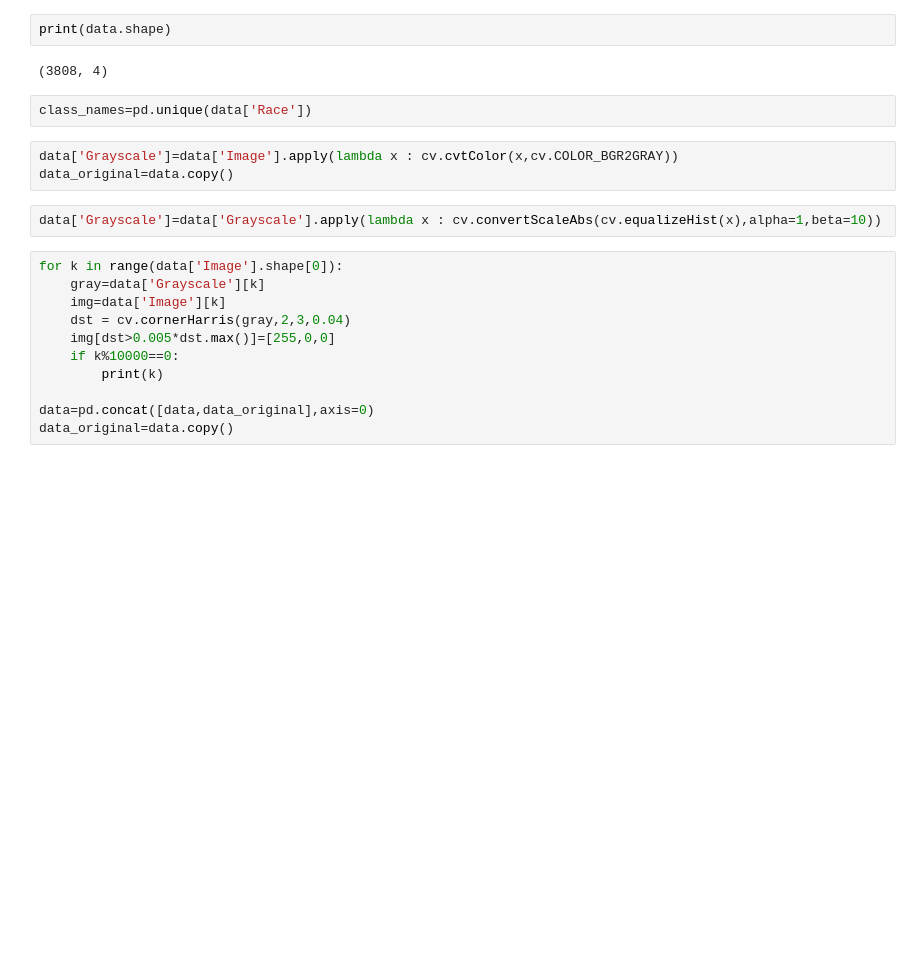
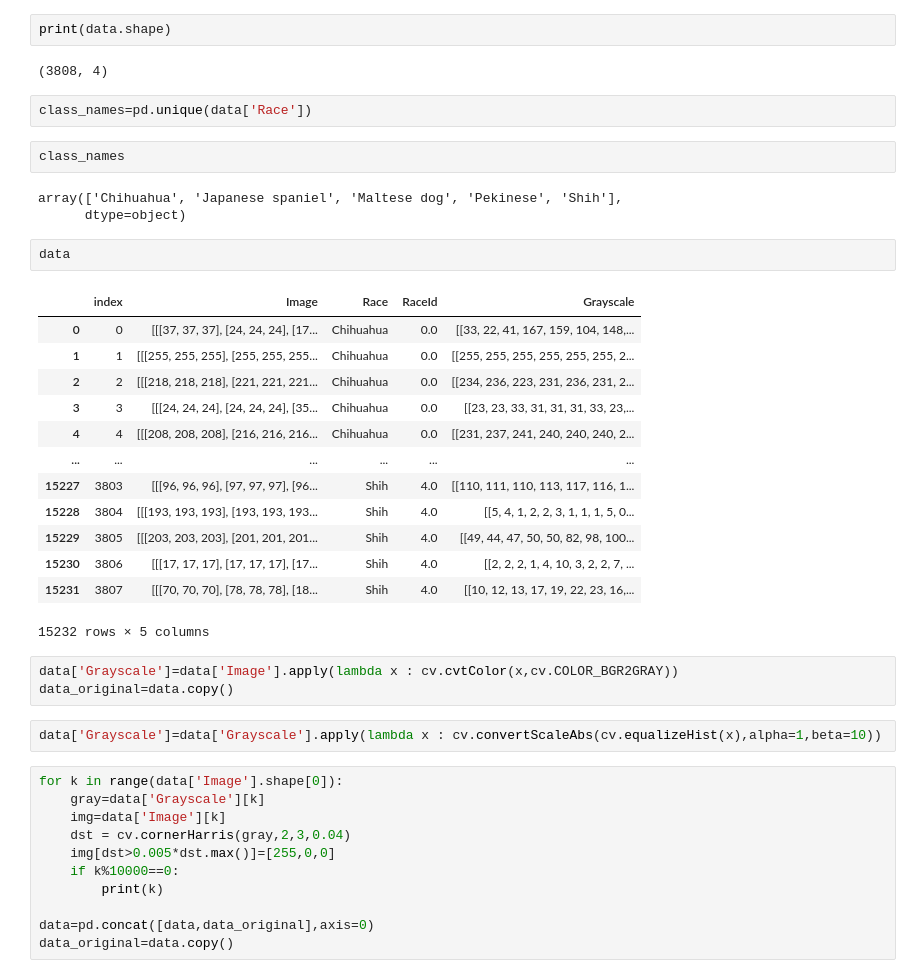
Before and after one commit to AntoineGoubert/Projet-6, a Jupyter notebook: test2.ipynb, the cells around one changed output. Saved outputs shown, nothing was run; the diff lists cells and outputs as text; blank space fills up the shorter version.

```diff
--- a/test2.ipynb
+++ b/test2.ipynb
@@ -102,6 +102,27 @@ print(data.shape)
 (3808, 4)
 # %%
 class_names=pd.unique(data['Race'])
+# %%
+class_names
+# %% [output]
+array(['Chihuahua', 'Japanese spaniel', 'Maltese dog', 'Pekinese', 'Shih'],
+      dtype=object)
+# %%
+data
+# %% [output]
+|  | index | Image | Race | RaceId | Grayscale |
+| 0 | 0 | [[[37, 37, 37], [24, 24, 24], [17... | Chihuahua | 0.0 | [[33, 22, 41, 167, 159, 104, 148,... |
+| 1 | 1 | [[[255, 255, 255], [255, 255, 255... | Chihuahua | 0.0 | [[255, 255, 255, 255, 255, 255, 2... |
+| 2 | 2 | [[[218, 218, 218], [221, 221, 221... | Chihuahua | 0.0 | [[234, 236, 223, 231, 236, 231, 2... |
+| 3 | 3 | [[[24, 24, 24], [24, 24, 24], [35... | Chihuahua | 0.0 | [[23, 23, 33, 31, 31, 31, 33, 23,... |
+| 4 | 4 | [[[208, 208, 208], [216, 216, 216... | Chihuahua | 0.0 | [[231, 237, 241, 240, 240, 240, 2... |
+| ... | ... | ... | ... | ... | ... |
+| 15227 | 3803 | [[[96, 96, 96], [97, 97, 97], [96... | Shih | 4.0 | [[110, 111, 110, 113, 117, 116, 1... |
+| 15228 | 3804 | [[[193, 193, 193], [193, 193, 193... | Shih | 4.0 | [[5, 4, 1, 2, 2, 3, 1, 1, 1, 5, 0... |
+| 15229 | 3805 | [[[203, 203, 203], [201, 201, 201... | Shih | 4.0 | [[49, 44, 47, 50, 50, 82, 98, 100... |
+| 15230 | 3806 | [[[17, 17, 17], [17, 17, 17], [17... | Shih | 4.0 | [[2, 2, 2, 1, 4, 10, 3, 2, 2, 7, ... |
+| 15231 | 3807 | [[[70, 70, 70], [78, 78, 78], [18... | Shih | 4.0 | [[10, 12, 13, 17, 19, 22, 23, 16,... |
+15232 rows × 5 columns
 # %%
 data['Grayscale']=data['Image'].apply(lambda x : cv.cvtColor(x,cv.COLOR_BGR2GRAY))
 data_original=data.copy()
```
Also changed, not shown: parts of 3 cells of this notebook, 4 other files.
